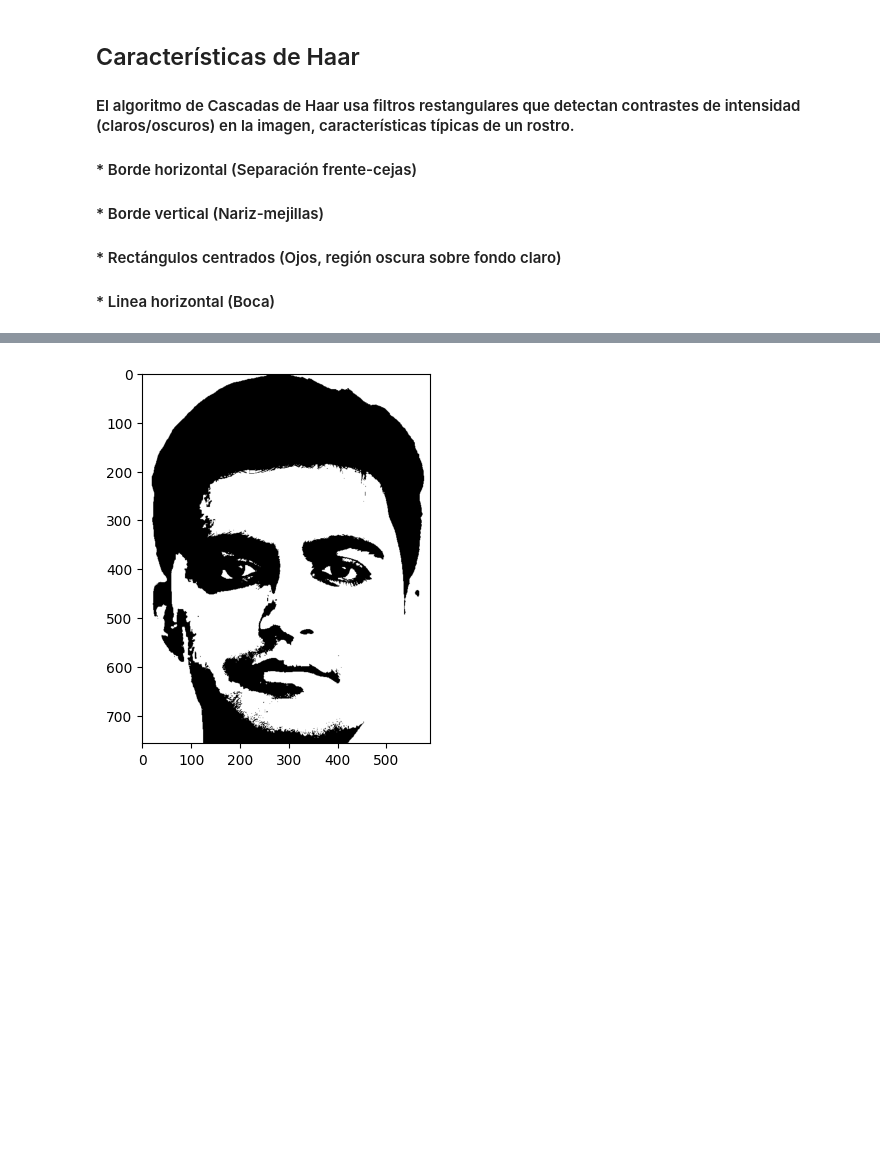
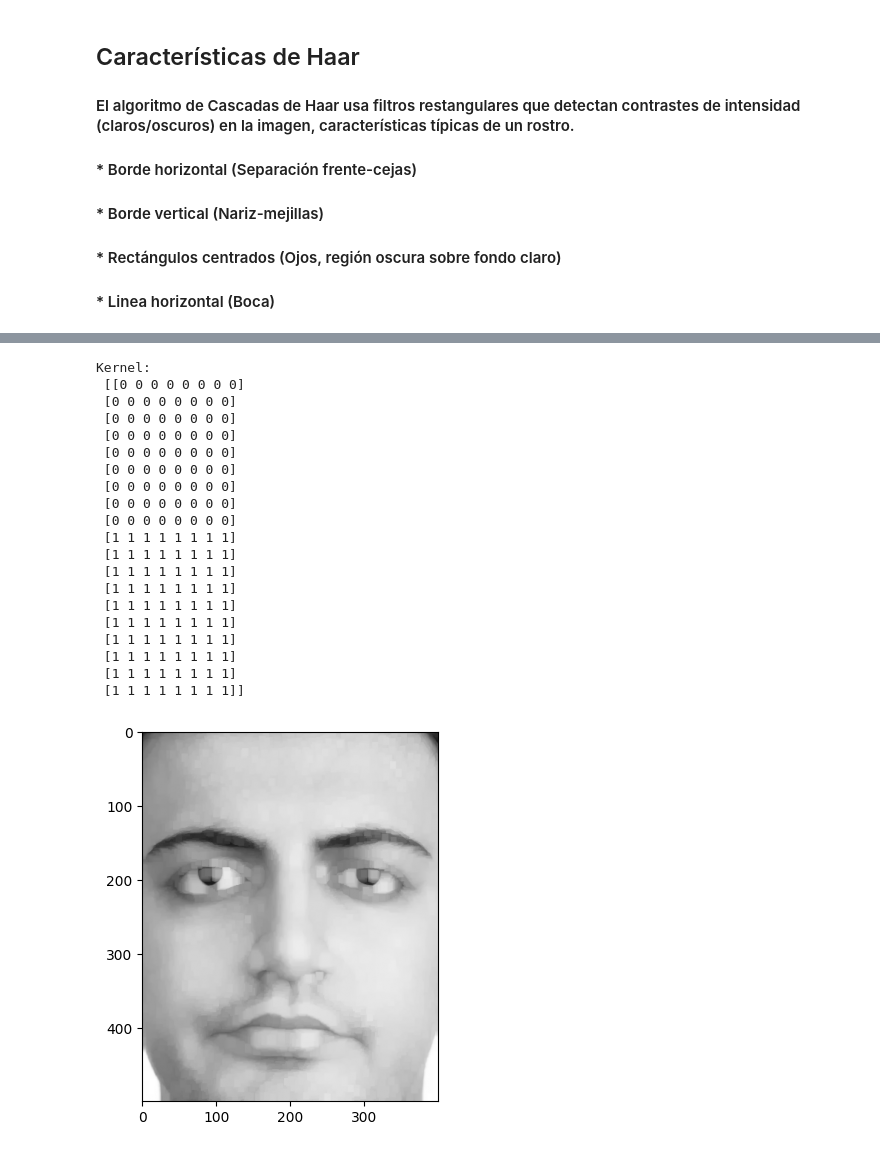
Before and after one commit to pabcannav/proyectoPID, a Jupyter notebook: cascadas_propias/cascadas.ipynb, the cells around one changed output, grey strips where cells are left out. Drawn from its saved outputs; the diff is of its cells as text; code cells hidden in the pictures; blank space fills up the shorter version.

```diff
--- a/cascadas_propias/cascadas.ipynb
+++ b/cascadas_propias/cascadas.ipynb
@@ -44,7 +57,40 @@ plt.show()
 # %%
-cara_b = binariza(cara1, 150)
+# Crear el kernel 6x12 (mitad superior 1's, mitad inferior 0's)
+kernel2 = np.zeros((19, 8), dtype=np.uint8)
+kernel2[9:, :] = 1  # Las primeras 3 filas son 1's (6x3=18 elementos, pero ajustamos a 36 1's en total)
 
-plt.imshow(cara_b, cmap='gray', vmin=0, vmax=255)
-plt.show()
+# Alternativa: Mitad izquierda 1's, derecha 0's
+# kernel[:, :6] = 1  # 6 columnas izquierdas son 1's (6x6=36 elementos)
+
+print("Kernel:\n", kernel2)
+
+
+
+# Aplicar dilatación (los 1's "expandirán" los píxeles claros)
+imagen_dilatada2 = cv.dilate(cara, kernel2, iterations=1)
 # %% [output]
-[figure, removed]
+Kernel:
+ [[0 0 0 0 0 0 0 0]
+ [0 0 0 0 0 0 0 0]
+ [0 0 0 0 0 0 0 0]
+ [0 0 0 0 0 0 0 0]
+ [0 0 0 0 0 0 0 0]
+ [0 0 0 0 0 0 0 0]
+ [0 0 0 0 0 0 0 0]
+ [0 0 0 0 0 0 0 0]
+ [0 0 0 0 0 0 0 0]
+ [1 1 1 1 1 1 1 1]
+ [1 1 1 1 1 1 1 1]
+ [1 1 1 1 1 1 1 1]
+ [1 1 1 1 1 1 1 1]
+ [1 1 1 1 1 1 1 1]
+ [1 1 1 1 1 1 1 1]
+ [1 1 1 1 1 1 1 1]
+ [1 1 1 1 1 1 1 1]
+ [1 1 1 1 1 1 1 1]
+ [1 1 1 1 1 1 1 1]]
+# %%
+plt.imshow(imagen_dilatada2, cmap='gray', vmin=0, vmax=255)
+plt.show()
+# %% [output]
+[figure, added]
```
Also changed, not shown: parts of 9 cells of this notebook, 3 other files.
